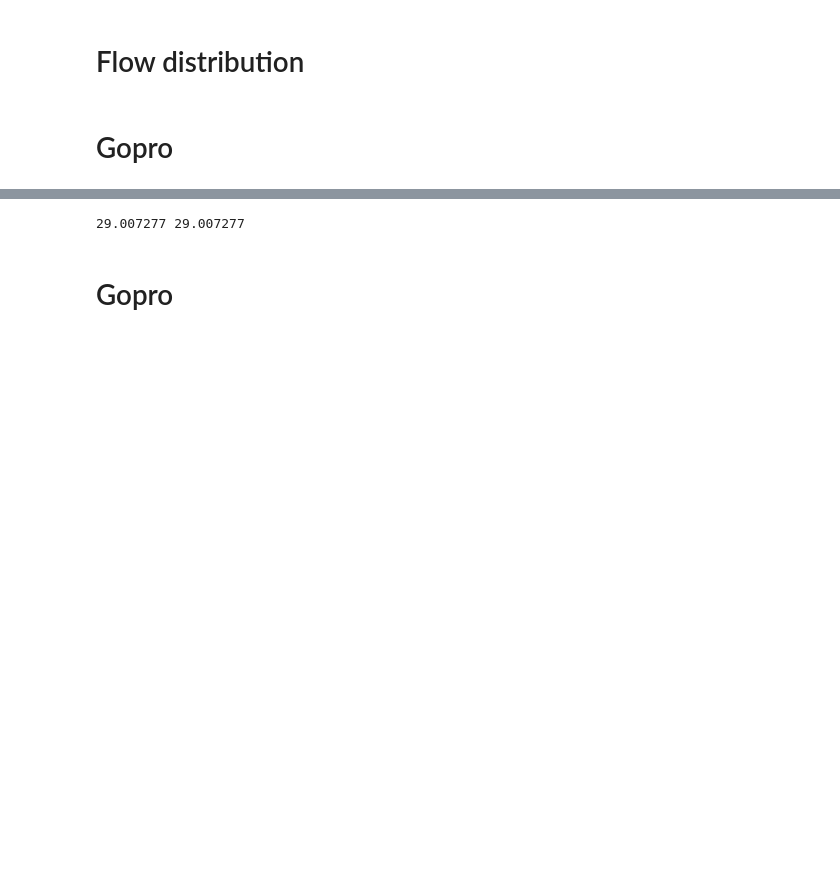
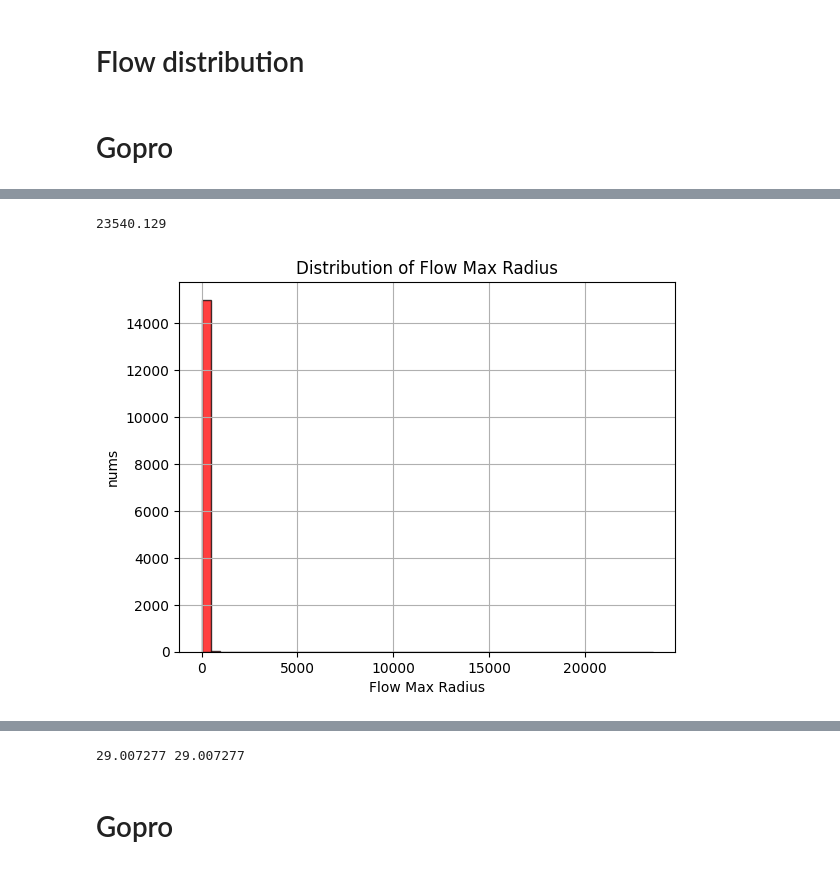
Before and after one commit to JuWanMaeng/Diffuse_Blur_to_Event, a Jupyter notebook: check_max_flow.ipynb, the cells around one changed output, grey strips where cells are left out. Saved outputs shown, nothing was run; the diff lists cells and outputs as text; code cells hidden in the pictures; blank space fills up the shorter version.

```diff
--- a/check_max_flow.ipynb
+++ b/check_max_flow.ipynb
@@ -61,0 +60,42 @@ plt.show()
+# %%
+import os
+import numpy as np
+from tqdm import tqdm
+import matplotlib.pyplot as plt
+
+# Assuming flow_read and replace_nans are defined functions
+# from your existing codebase, e.g.,
+# from your_module import flow_read, replace_nans
+
+data_path = '/workspace/data/Monkaa_my/train'
+data_folder = os.listdir(data_path)
+data_folder.sort()
+master_max = 0
+flow_max_radius_list = []
+
+for scene in tqdm(data_folder[:-3], ncols=80):
+    flow_path = os.path.join(data_path, scene, 'flow/flows', f'{scene}.pfm')
+    flow = flow_read(flow_path)
+    complex_flow = flow[..., 0] + 1j * flow[..., 1]
+    complex_flow, nan_mask = replace_nans(complex_flow)
+    radius, angle = np.abs(complex_flow), np.angle(complex_flow)
+    flow_max_radius = np.max(radius)
+    flow_max_radius_list.append(flow_max_radius)
+    if flow_max_radius > master_max:
+        master_max = flow_max_radius
+    # if flow_max_radius > 200:
+    #     print(scene)
+
+
+print(master_max)
+
+# Plotting the histogram of flow_max_radius
+plt.hist(flow_max_radius_list, bins=50, alpha=0.75, color='red', edgecolor='black')
+plt.title('Distribution of Flow Max Radius')
+plt.xlabel('Flow Max Radius')
+plt.ylabel('nums')
+plt.grid(True)
+plt.show()
+# %% [output]
+23540.129
+[figure, added]
```
Also changed, not shown: parts of 3 cells of this notebook, 8 other files.
